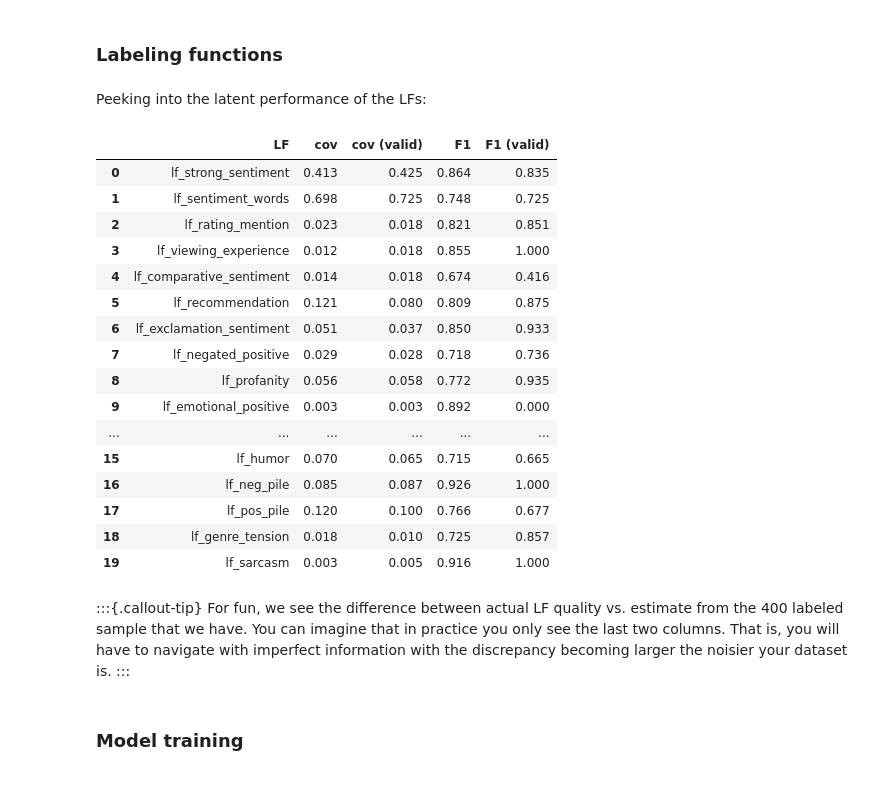
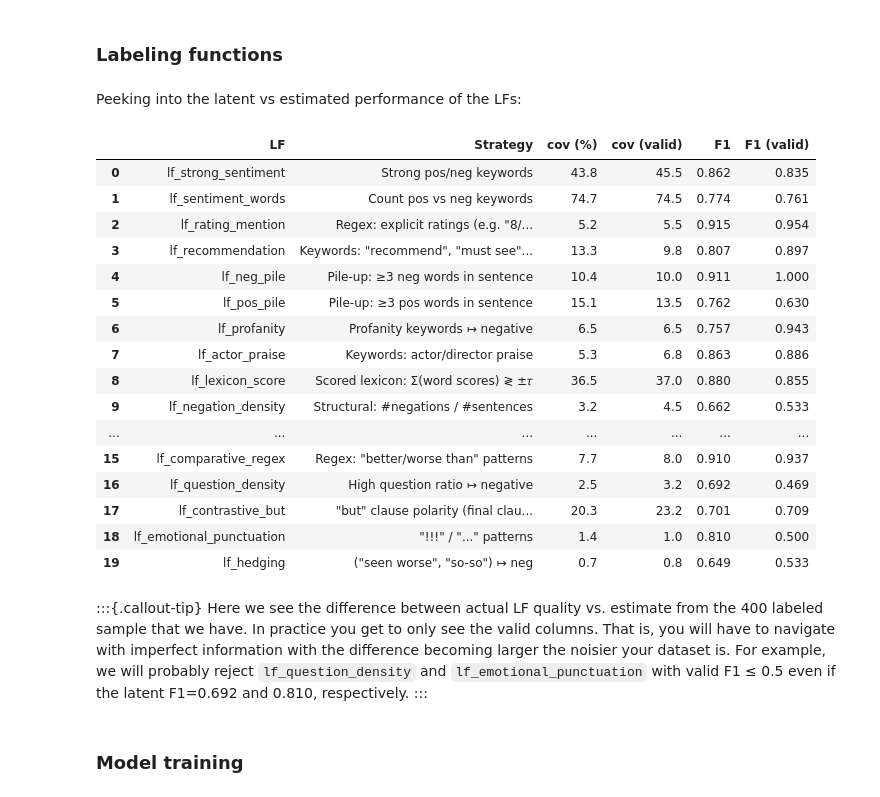
Before and after one commit to particle1331/ai-notebooks, a Jupyter notebook: notebooks/tooling/10-weak-supervision.ipynb, the cells around one changed output. Cells and saved outputs as stored; diff of their text form; code cells hidden in the pictures.

```diff
--- a/notebooks/tooling/10-weak-supervision.ipynb
+++ b/notebooks/tooling/10-weak-supervision.ipynb
@@ -1214,51 +1318,76 @@ text_lfs = [
 ]
 # %% [markdown]
-Peeking into the latent performance of the LFs:
+Peeking into the latent vs estimated performance of the LFs:
 # %%
+#| code-fold: true
 # Coverage, accuracy, and F1 on train set
+LF_STRATEGIES = {
+    "lf_strong_sentiment": "Strong pos/neg keywords",
+    "lf_sentiment_words": "Count pos vs neg keywords",
+    "lf_rating_mention": "Regex: explicit ratings (e.g. \"8/10\")",
+    "lf_recommendation": "Keywords: \"recommend\", \"must see\", etc.",
+    "lf_neg_pile": "Pile-up: ≥3 neg words in sentence",
+    "lf_pos_pile": "Pile-up: ≥3 pos words in sentence",
+    "lf_profanity": "Profanity keywords ↦ negative",
+    "lf_actor_praise": "Keywords: actor/director praise",
+    "lf_lexicon_score": "Scored lexicon: Σ(word scores) ≷ ±𝜏",
+    "lf_negation_density": "Structural: #negations / #words",
+    "lf_exclamation_density": "Exclamation marks + pos/neg context",
+    "lf_caps_ratio": "ALL-CAPS sentiment words ratio",
+    "lf_length_signal": "Review length (very long ↦ pos)",
+    "lf_sentence_sentiment": "Sentence-level sentiment consistency",
+    "lf_bookend_sentiment": "Opening + closing sentence polarity",
+    "lf_comparative_regex": "Regex: \"one of the best/worst\" patterns",
+    "lf_question_density": "High question ratio ↦ negative",
+    "lf_contrastive_but": "\"but\" clause polarity (final clause wins)",
+    "lf_emotional_punctuation": "\"!!!\" / \"...\" patterns",
+    "lf_hedging": "(\"seen worse\", \"so-so\") ↦ neg",
+}
+
 stats = []
 for lf in text_lfs:
     outputs = [lf(t) for t in train_texts]
     labels = train_labels.numpy()
     fired = [i for i, o in enumerate(outputs) if o != ABSTAIN]
     cov = len(fired) / len(outputs)
     actual_f1 = f1_score([labels[i] for i in fired], [outputs[i] for i in fired], average="weighted") if fired else 0.0
 
     valid_outputs = [lf(t) for t in valid_texts[:400]]
     valid_fired = [i for i, o in enumerate(valid_outputs) if o != ABSTAIN]
     valid_cov = len(valid_fired) / len(valid_outputs)
     valid_f1 = f1_score([y_valid["i=0:400"][i] for i in valid_fired], [valid_outputs[i] for i in valid_fired], average="weighted") if valid_fired else 0.0
 
     stats.append({
         "LF": lf.__name__,
-        "cov": f"{cov:.3f}",
-        "cov (valid)": f"{valid_cov:.3f}",
+        "Strategy": LF_STRATEGIES.get(lf.__name__, ""),
+        "cov (%)": f"{cov * 100:.1f}",
+        "cov (valid)": f"{valid_cov * 100:.1f}",
         "F1": f"{actual_f1:.3f}",
         "F1 (valid)": f"{valid_f1:.3f}",
     })
 
 pd.DataFrame(stats)
 # %% [output]
-|  | LF | cov | cov (valid) | F1 | F1 (valid) |
-| 0 | lf_strong_sentiment | 0.413 | 0.425 | 0.864 | 0.835 |
-| 1 | lf_sentiment_words | 0.698 | 0.725 | 0.748 | 0.725 |
-| 2 | lf_rating_mention | 0.023 | 0.018 | 0.821 | 0.851 |
-| 3 | lf_viewing_experience | 0.012 | 0.018 | 0.855 | 1.000 |
-| 4 | lf_comparative_sentiment | 0.014 | 0.018 | 0.674 | 0.416 |
-| 5 | lf_recommendation | 0.121 | 0.080 | 0.809 | 0.875 |
-| 6 | lf_exclamation_sentiment | 0.051 | 0.037 | 0.850 | 0.933 |
-| 7 | lf_negated_positive | 0.029 | 0.028 | 0.718 | 0.736 |
-| 8 | lf_profanity | 0.056 | 0.058 | 0.772 | 0.935 |
-| 9 | lf_emotional_positive | 0.003 | 0.003 | 0.892 | 0.000 |
-| ... | ... | ... | ... | ... | ... |
-| 15 | lf_humor | 0.070 | 0.065 | 0.715 | 0.665 |
-| 16 | lf_neg_pile | 0.085 | 0.087 | 0.926 | 1.000 |
-| 17 | lf_pos_pile | 0.120 | 0.100 | 0.766 | 0.677 |
-| 18 | lf_genre_tension | 0.018 | 0.010 | 0.725 | 0.857 |
-| 19 | lf_sarcasm | 0.003 | 0.005 | 0.916 | 1.000 |
+|  | LF | Strategy | cov (%) | cov (valid) | F1 | F1 (valid) |
+| 0 | lf_strong_sentiment | Strong pos/neg keywords | 43.8 | 45.5 | 0.862 | 0.835 |
+| 1 | lf_sentiment_words | Count pos vs neg keywords | 74.7 | 74.5 | 0.774 | 0.761 |
+| 2 | lf_rating_mention | Regex: explicit ratings (e.g. "8/... | 5.2 | 5.5 | 0.915 | 0.954 |
+| 3 | lf_recommendation | Keywords: "recommend", "must see"... | 13.3 | 9.8 | 0.807 | 0.897 |
+| 4 | lf_neg_pile | Pile-up: ≥3 neg words in sentence | 10.4 | 10.0 | 0.911 | 1.000 |
+| 5 | lf_pos_pile | Pile-up: ≥3 pos words in sentence | 15.1 | 13.5 | 0.762 | 0.630 |
+| 6 | lf_profanity | Profanity keywords ↦ negative | 6.5 | 6.5 | 0.757 | 0.943 |
+| 7 | lf_actor_praise | Keywords: actor/director praise | 5.3 | 6.8 | 0.863 | 0.886 |
+| 8 | lf_lexicon_score | Scored lexicon: Σ(word scores) ≷ ±𝜏 | 36.5 | 37.0 | 0.880 | 0.855 |
+| 9 | lf_negation_density | Structural: #negations / #sentences | 3.2 | 4.5 | 0.662 | 0.533 |
+| ... | ... | ... | ... | ... | ... | ... |
+| 15 | lf_comparative_regex | Regex: "better/worse than" patterns | 7.7 | 8.0 | 0.910 | 0.937 |
+| 16 | lf_question_density | High question ratio ↦ negative | 2.5 | 3.2 | 0.692 | 0.469 |
+| 17 | lf_contrastive_but | "but" clause polarity (final clau... | 20.3 | 23.2 | 0.701 | 0.709 |
+| 18 | lf_emotional_punctuation | "!!!" / "..." patterns | 1.4 | 1.0 | 0.810 | 0.500 |
+| 19 | lf_hedging | ("seen worse", "so-so") ↦ neg | 0.7 | 0.8 | 0.649 | 0.533 |
 # %% [markdown]
 :::{.callout-tip}
-For fun, we see the difference between actual LF quality vs. estimate from the 400 labeled sample that we have. You can imagine that in practice you only see the last two columns. That is, you will have to navigate with imperfect information with the discrepancy becoming larger the noisier your dataset is.
+Here we see the difference between actual LF quality vs. estimate from the 400 labeled sample that we have. In practice you get to only see the valid columns. That is, you will have to navigate with imperfect information with the difference becoming larger the noisier your dataset is. For example, we will probably reject `lf_question_density` and `lf_emotional_punctuation` with valid F1 ≤ 0.5 even if the latent F1=0.692 and 0.810, respectively.
 :::
 # %% [markdown]
 ### Model training
```
Also changed, not shown: parts of 88 cells of this notebook, 2 other files.
